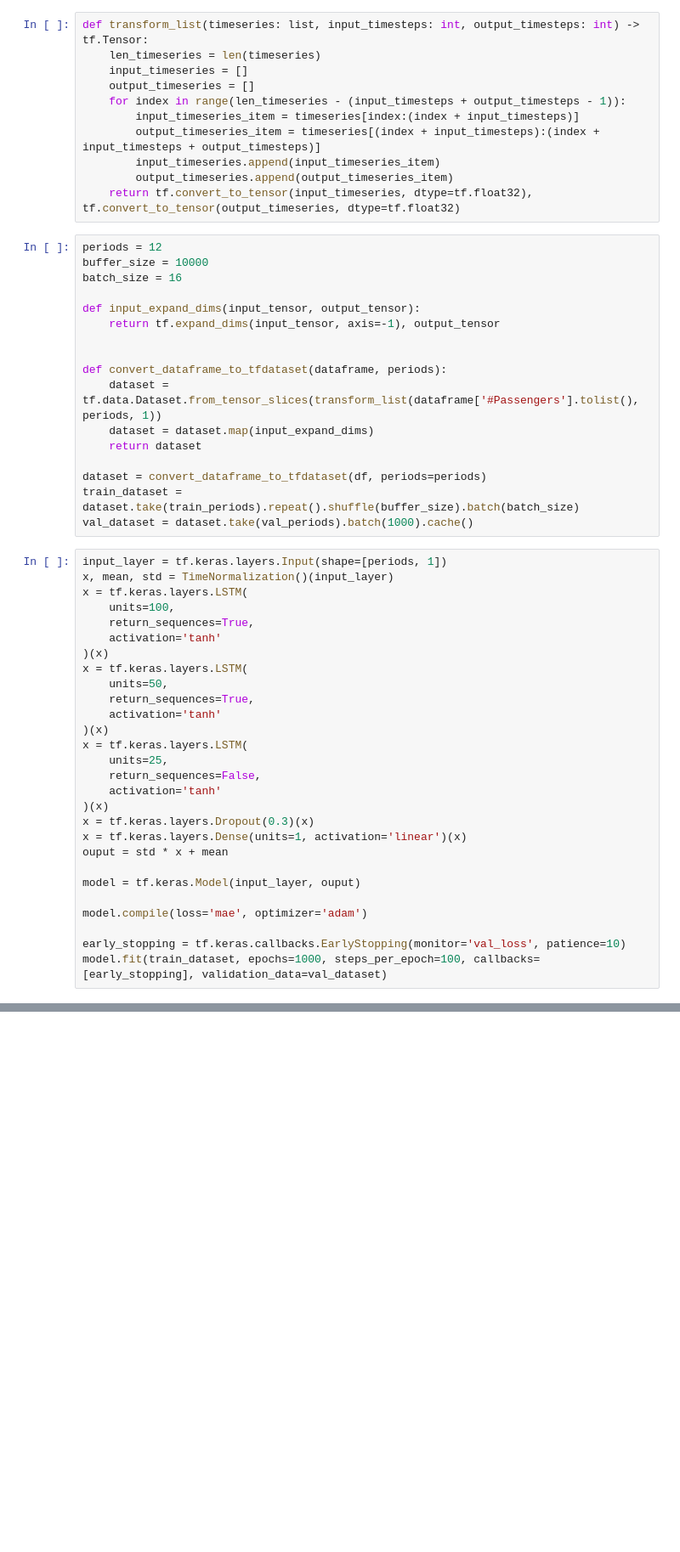
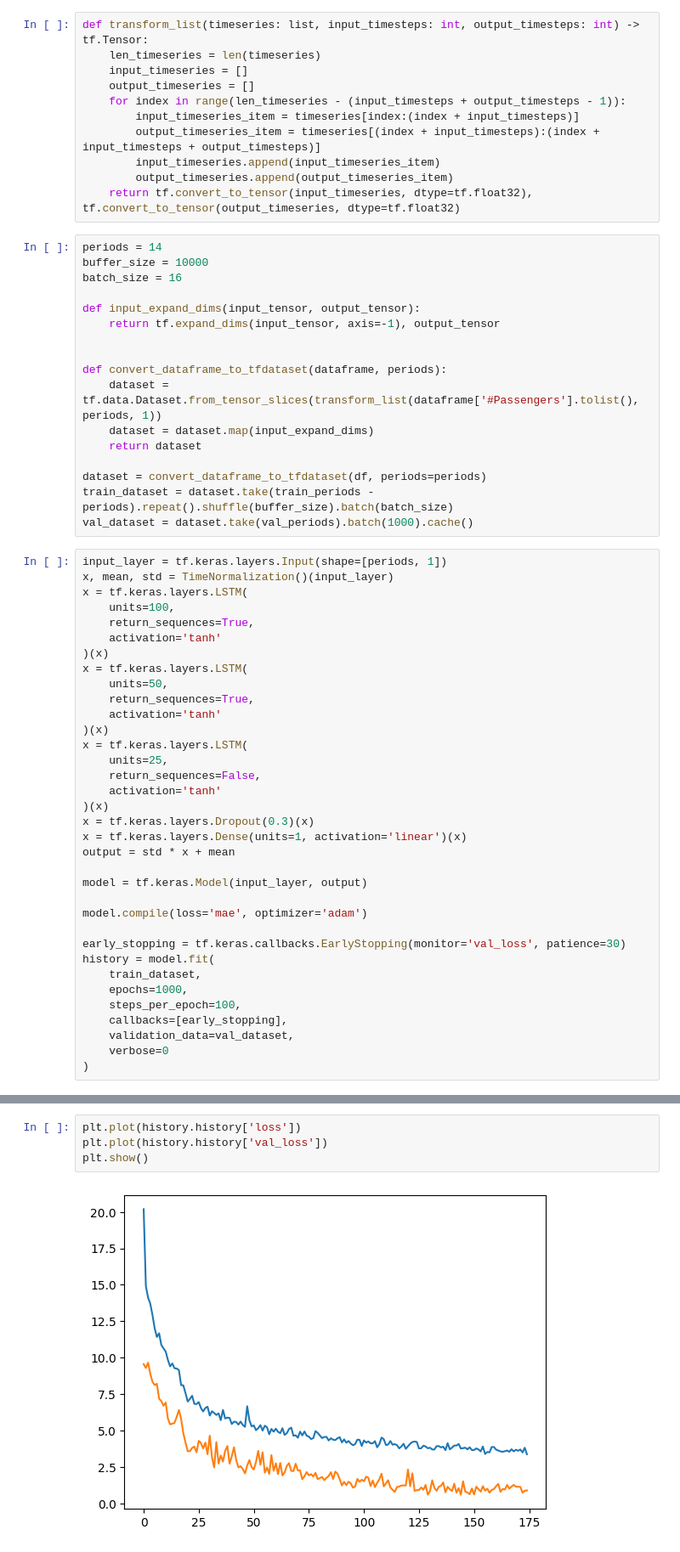
Before and after one commit to nicolsacv2/smart-investment, a Jupyter notebook: notebooks/test_model.ipynb, the cells around one changed output, grey strips where cells are left out. Shown at 85% size. Cells and saved outputs as stored; diff of their text form; blank space fills up the shorter version.

```diff
--- a/notebooks/test_model.ipynb
+++ b/notebooks/test_model.ipynb
@@ -66,7 +67,7 @@ def transform_list(timeseries: list, input_timesteps: int, output_timesteps: int
         output_timeseries.append(output_timeseries_item)
     return tf.convert_to_tensor(input_timeseries, dtype=tf.float32), tf.convert_to_tensor(output_timeseries, dtype=tf.float32)
 # %%
-periods = 12
+periods = 14
 buffer_size = 10000
 batch_size = 16
 
@@ -80,7 +81,7 @@ def convert_dataframe_to_tfdataset(dataframe, periods):
     return dataset
 
 dataset = convert_dataframe_to_tfdataset(df, periods=periods)
-train_dataset = dataset.take(train_periods).repeat().shuffle(buffer_size).batch(batch_size)
+train_dataset = dataset.take(train_periods - periods).repeat().shuffle(buffer_size).batch(batch_size)
 val_dataset = dataset.take(val_periods).batch(1000).cache()
 # %%
 input_layer = tf.keras.layers.Input(shape=[periods, 1])
@@ -102,11 +103,18 @@ x = tf.keras.layers.LSTM(
 )(x)
 x = tf.keras.layers.Dropout(0.3)(x)
 x = tf.keras.layers.Dense(units=1, activation='linear')(x)
-ouput = std * x + mean
+output = std * x + mean
 
-model = tf.keras.Model(input_layer, ouput)
+model = tf.keras.Model(input_layer, output)
 
 model.compile(loss='mae', optimizer='adam')
 
-early_stopping = tf.keras.callbacks.EarlyStopping(monitor='val_loss', patience=10)
-model.fit(train_dataset, epochs=1000, steps_per_epoch=100, callbacks=[early_stopping], validation_data=val_dataset)
+early_stopping = tf.keras.callbacks.EarlyStopping(monitor='val_loss', patience=30)
+history = model.fit(
+    train_dataset,
+    epochs=1000,
+    steps_per_epoch=100,
+    callbacks=[early_stopping],
+    validation_data=val_dataset,
+    verbose=0
+)
@@ -132,3 +121,9 @@ Epoch 38/1000
+# %%
+plt.plot(history.history['loss'])
+plt.plot(history.history['val_loss'])
+plt.show()
+# %% [output]
+[figure, added]
 # %%
 def long_term_predict(model, initial_data, timesteps=40):
     initial_shape = initial_data.shape
```
Also changed, not shown: parts of 9 cells of this notebook, 1 other file.
